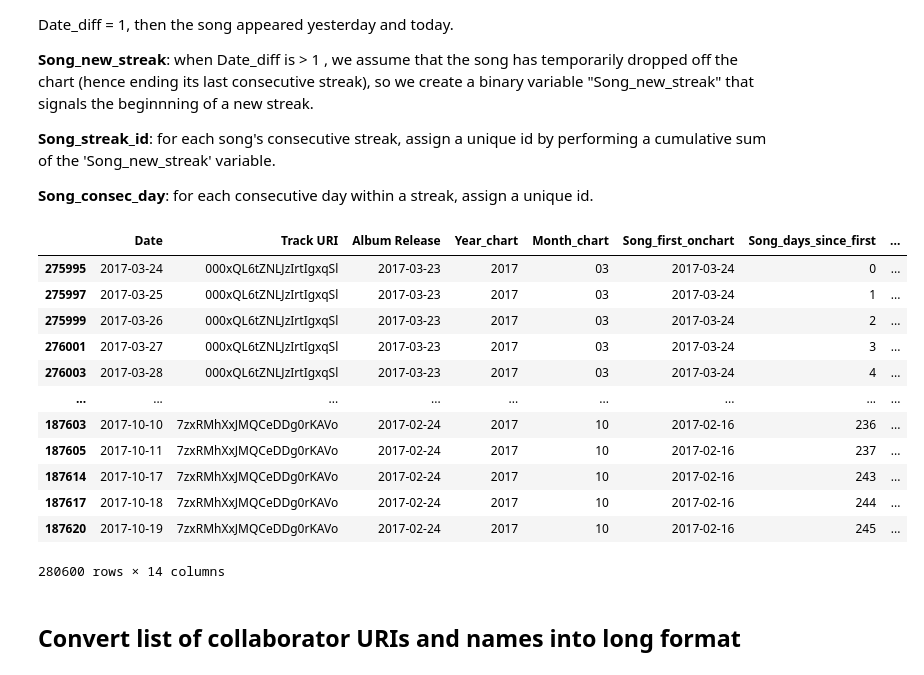
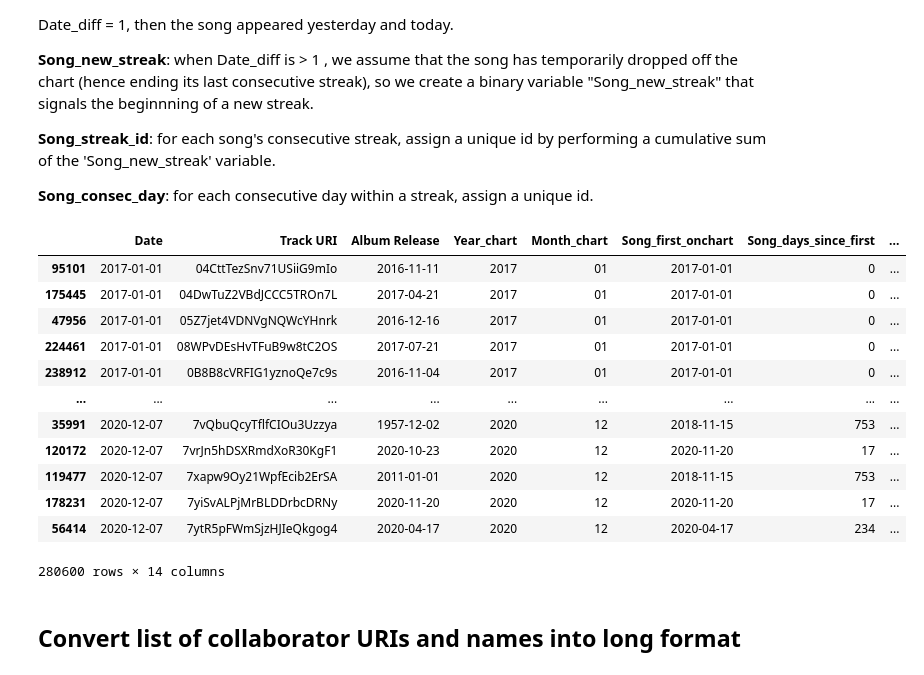
Before and after one commit to PeterGarcia95/spotify_collabs, a Jupyter notebook: 2021.01.01 Top 200 Chart Feature Engineering.ipynb, the cells around one changed output. Cells and saved outputs as stored; diff of their text form; code cells hidden in the pictures.

```diff
--- a/2021.01.01 Top 200 Chart Feature Engineering.ipynb
+++ b/2021.01.01 Top 200 Chart Feature Engineering.ipynb
@@ -222,40 +204,40 @@ data1
 **Song_consec_day**: for each consecutive day within a streak, assign a unique id.
 # %%
 track_days = data1[['Date', 'Track URI', 'Album Release']]\
-.drop_duplicates().sort_values(by = ['Track URI', 'Date'])
+.drop_duplicates().sort_values(by = ['Date', 'Track URI'])
 
 track_days['Year_chart'] = track_days['Date'].dt.strftime('%Y').astype(int)
 track_days['Month_chart'] = track_days['Date'].dt.strftime('%m')
 track_days['Song_first_onchart'] = track_days.groupby(['Track URI'])[['Date']].transform('min')
 track_days['Song_days_since_first'] = track_days['Date'] - track_days['Song_first_onchart']
 track_days['Song_days_since_first'] = track_days['Song_days_since_first'].apply(lambda x: x.days)
 track_days['Song_days_onchart'] = track_days.groupby(['Track URI']).cumcount() + 1
 track_days['Song_days_since_release'] = track_days['Date'] - track_days['Album Release']
 track_days['Song_days_since_release'] = track_days['Song_days_since_release'].apply(lambda x: x.days)
 
 track_days['Date_lag'] = track_days['Date'].shift(1)
 track_days['Date_diff'] = track_days['Date'] - track_days['Date_lag']
 track_days['Date_diff'] = track_days['Date_diff'].apply(lambda x: x.days)
 track_days['Song_new_streak'] = np.where((track_days['Song_days_onchart']==1)|
                                          (track_days['Date_diff']>1),
                                          1, 0)
 track_days['Song_streak_id'] = track_days.groupby(['Track URI'])[['Song_new_streak']].transform('cumsum')
 track_days['Song_consec_day'] = track_days.groupby(['Track URI', 'Song_streak_id']).cumcount() + 1
 
 track_days
 # %% [output]
 |  | Date | Track URI | Album Release | Year_chart | Month_chart | Song_first_onchart | Song_days_since_first | ... |
-| 275995 | 2017-03-24 | 000xQL6tZNLJzIrtIgxqSl | 2017-03-23 | 2017 | 03 | 2017-03-24 | 0 | ... |
-| 275997 | 2017-03-25 | 000xQL6tZNLJzIrtIgxqSl | 2017-03-23 | 2017 | 03 | 2017-03-24 | 1 | ... |
-| 275999 | 2017-03-26 | 000xQL6tZNLJzIrtIgxqSl | 2017-03-23 | 2017 | 03 | 2017-03-24 | 2 | ... |
-| 276001 | 2017-03-27 | 000xQL6tZNLJzIrtIgxqSl | 2017-03-23 | 2017 | 03 | 2017-03-24 | 3 | ... |
-| 276003 | 2017-03-28 | 000xQL6tZNLJzIrtIgxqSl | 2017-03-23 | 2017 | 03 | 2017-03-24 | 4 | ... |
+| 95101 | 2017-01-01 | 04CttTezSnv71USiiG9mIo | 2016-11-11 | 2017 | 01 | 2017-01-01 | 0 | ... |
+| 175445 | 2017-01-01 | 04DwTuZ2VBdJCCC5TROn7L | 2017-04-21 | 2017 | 01 | 2017-01-01 | 0 | ... |
+| 47956 | 2017-01-01 | 05Z7jet4VDNVgNQWcYHnrk | 2016-12-16 | 2017 | 01 | 2017-01-01 | 0 | ... |
+| 224461 | 2017-01-01 | 08WPvDEsHvTFuB9w8tC2OS | 2017-07-21 | 2017 | 01 | 2017-01-01 | 0 | ... |
+| 238912 | 2017-01-01 | 0B8B8cVRFIG1yznoQe7c9s | 2016-11-04 | 2017 | 01 | 2017-01-01 | 0 | ... |
 | ... | ... | ... | ... | ... | ... | ... | ... | ... |
-| 187603 | 2017-10-10 | 7zxRMhXxJMQCeDDg0rKAVo | 2017-02-24 | 2017 | 10 | 2017-02-16 | 236 | ... |
-| 187605 | 2017-10-11 | 7zxRMhXxJMQCeDDg0rKAVo | 2017-02-24 | 2017 | 10 | 2017-02-16 | 237 | ... |
-| 187614 | 2017-10-17 | 7zxRMhXxJMQCeDDg0rKAVo | 2017-02-24 | 2017 | 10 | 2017-02-16 | 243 | ... |
-| 187617 | 2017-10-18 | 7zxRMhXxJMQCeDDg0rKAVo | 2017-02-24 | 2017 | 10 | 2017-02-16 | 244 | ... |
-| 187620 | 2017-10-19 | 7zxRMhXxJMQCeDDg0rKAVo | 2017-02-24 | 2017 | 10 | 2017-02-16 | 245 | ... |
+| 35991 | 2020-12-07 | 7vQbuQcyTflfCIOu3Uzzya | 1957-12-02 | 2020 | 12 | 2018-11-15 | 753 | ... |
+| 120172 | 2020-12-07 | 7vrJn5hDSXRmdXoR30KgF1 | 2020-10-23 | 2020 | 12 | 2020-11-20 | 17 | ... |
+| 119477 | 2020-12-07 | 7xapw9Oy21WpfEcib2ErSA | 2011-01-01 | 2020 | 12 | 2018-11-15 | 753 | ... |
+| 178231 | 2020-12-07 | 7yiSvALPjMrBLDDrbcDRNy | 2020-11-20 | 2020 | 12 | 2020-11-20 | 17 | ... |
+| 56414 | 2020-12-07 | 7ytR5pFWmSjzHJIeQkgog4 | 2020-04-17 | 2020 | 12 | 2020-04-17 | 234 | ... |
 280600 rows × 14 columns
 # %% [markdown]
 ## Convert list of collaborator URIs and names into long format
```
Also changed, not shown: parts of 6 cells of this notebook.
